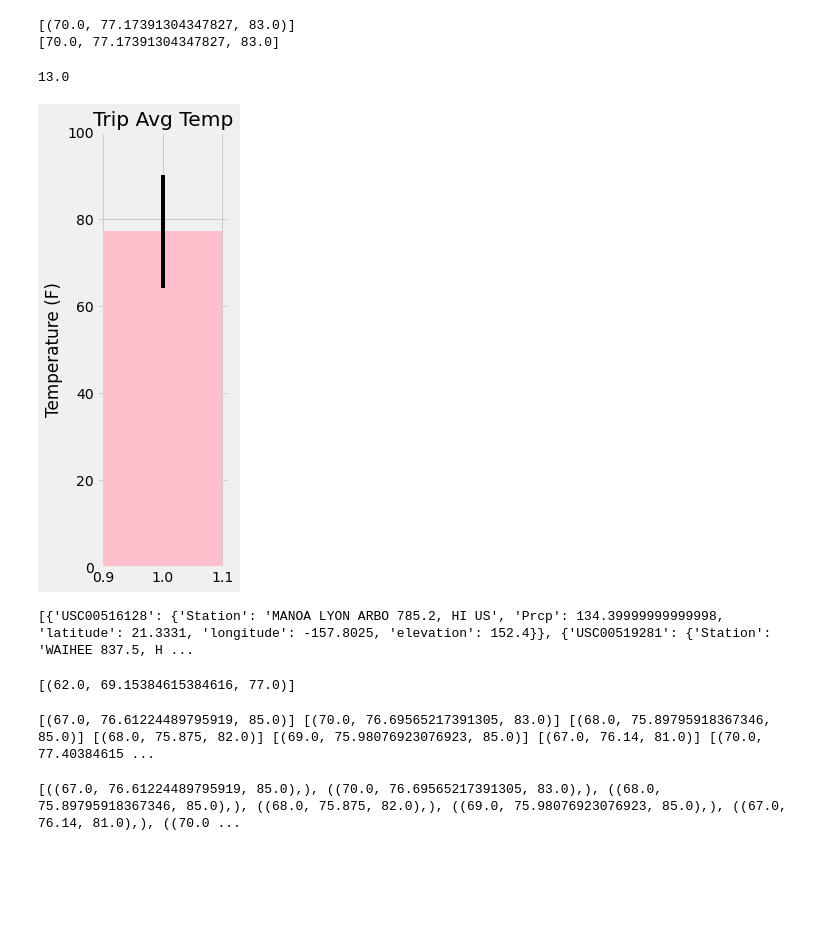
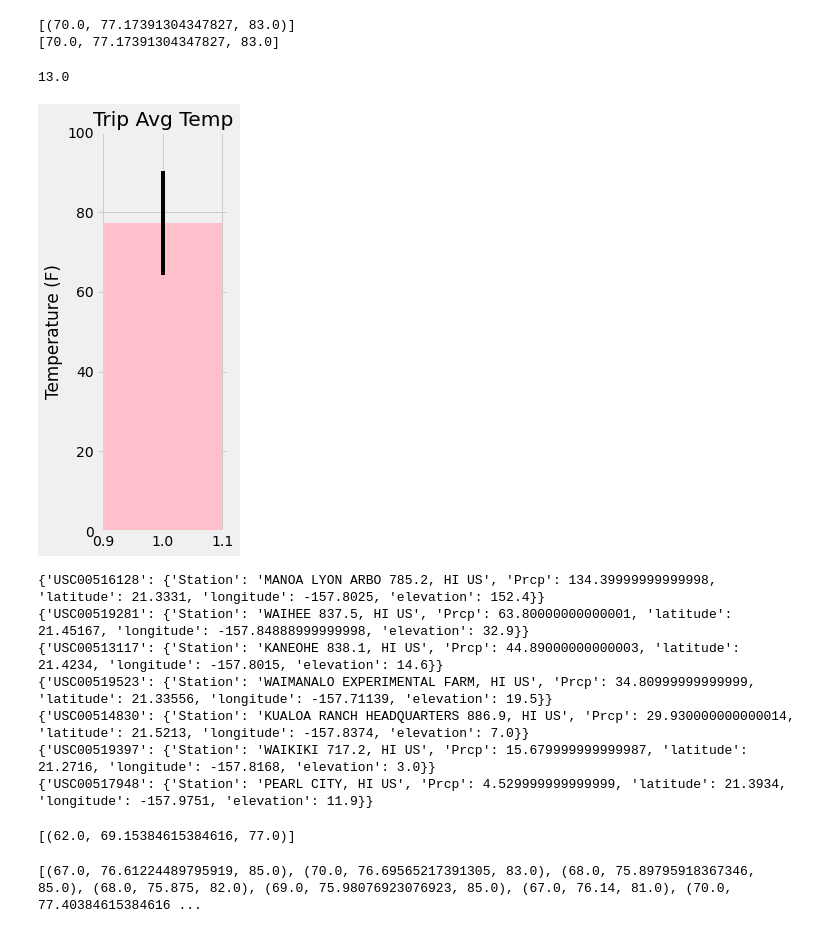
Before and after one commit to jump8621/sqlalchemy_climate_analysis, a Jupyter notebook: climate_starter.ipynb, the cells around one changed output. Cells and saved outputs as stored; diff of their text form; code cells hidden in the pictures; blank space fills up the shorter version.

```diff
--- a/climate_starter.ipynb
+++ b/climate_starter.ipynb
@@ -59,7 +59,7 @@ query_date = target_date - delta
 
 
 h_prcp = session.query(Measurement.date, Measurement.prcp).\
-    filter(Measurement.date > query_date).order_by(Measurement.date.desc()).all()
+    filter(Measurement.date >= query_date).order_by(Measurement.date.desc()).all()
 h_prcp
 
 h_prcp_df = pd.DataFrame(h_prcp, columns=['Date','Precipitation'])
@@ -381,40 +332,28 @@ print(trip2)
 # %%
 # Plot the results from your previous query as a bar chart.
 # Use "Trip Avg Temp" as your Title
 # Use the average temperature for the y value
 # Use the peak-to-peak (tmax-tmin) value as the y error bar (yerr)
 
 yerr = trip[0][2] - trip[0][0]
 print(yerr)
 x=1
 y= trip[0][1]
-plt.figure(figsize=(3, 7))
+plt.figure(figsize=(3, 6.5))
 
 
 plt.bar(x, y, yerr=yerr, width=0.2, color='pink', align='center')
 plt.title('Trip Avg Temp')
 plt.ylim([0,100])
 plt.ylabel('Temperature (F)')
 plt.tight_layout()
 
 plt.savefig('Trip_Avg_Temp.png')
 plt.show()
 plt.close()
-# fig,ax=plt.subplots(figsize=plt.figaspect(2.))
-
-# x=1
-# y=trip[0][1]
-
-# bar=ax.bar(x, y, yerr=yerr, alpha=0.5, color='pink', align='center')
-# ax.set(xticks=range(x), xticklabels="", title='Trip Avg Temp')
-# ax.set_ylabel("Temperature (F)")
-
-# ax.margins(.2,.2)
-# fig.tight_layout()
-# fig.show()
 # %% [output]
 13.0
-[figure, old version]
+[figure, new version]
 # %%
 # Calculate the total amount of rainfall per weather station for your trip dates using the previous year's matching dates.
 # Sort this in descending order by precipitation amount and list the station, name, latitude, longitude, and elevation
@@ -424,20 +363,12 @@ end = "2017-9-20"
 start = dt.datetime.strptime(start, "%Y-%m-%d")
 end = dt.datetime.strptime(end, '%Y-%m-%d')
 #use sum instead of count
-# results = session.query(Measurement.date, Measurement.station, func.sum(Measurement.prcp)).\
-#     filter(Measurement.date >=start).filter(Measurement.date<=end).group_by(Measurement.station)\
-#     .order_by(func.sum(Measurement.prcp).desc()).all()
-
-# results
 
 results = session.query(Measurement.station, Station.name, Station.latitude, Station.longitude,\
      Station.elevation, func.sum(Measurement.prcp)).outerjoin(Measurement, Measurement.station == Station.station).\
     filter(Measurement.date >=start).filter(Measurement.date<=end).group_by(Measurement.station)\
     .order_by(func.sum(Measurement.prcp).desc()).all()
 
-# Measurement.date,'Date' : i[0],
-# results
-trip_prcp_list = []
 
 for i in (results):
     trip_prcp = {}
@@ -448,12 +379,9 @@ for i in (results):
         'longitude' : i[3],
         'elevation' : i[4]
     }
+    print(trip_prcp)
 
-    trip_prcp_list.append(trip_prcp)
-
-print(trip_prcp_list)
-
-
+# query with count
 # results = session.query(Measurement.date, Measurement.station, Station.name, Station.latitude, Station.longitude,\
 #      Station.elevation, func.count(Measurement.prcp)).outerjoin(Measurement, Measurement.station == Station.station).\
 #     filter(Measurement.date >=start).filter(Measurement.date<=end).group_by(Measurement.station)\
@@ -461,7 +389,13 @@ print(trip_prcp_list)
 
 # results
 # %% [output]
-[{'USC00516128': {'Station': 'MANOA LYON ARBO 785.2, HI US', 'Prcp': 134.39999999999998, 'latitude': 21.3331, 'longitude': -157.8025, 'elevation': 152.4}}, {'USC00519281': {'Station': 'WAIHEE 837.5, H ...
+{'USC00516128': {'Station': 'MANOA LYON ARBO 785.2, HI US', 'Prcp': 134.39999999999998, 'latitude': 21.3331, 'longitude': -157.8025, 'elevation': 152.4}}
+{'USC00519281': {'Station': 'WAIHEE 837.5, HI US', 'Prcp': 63.80000000000001, 'latitude': 21.45167, 'longitude': -157.84888999999998, 'elevation': 32.9}}
+{'USC00513117': {'Station': 'KANEOHE 838.1, HI US', 'Prcp': 44.89000000000003, 'latitude': 21.4234, 'longitude': -157.8015, 'elevation': 14.6}}
+{'USC00519523': {'Station': 'WAIMANALO EXPERIMENTAL FARM, HI US', 'Prcp': 34.80999999999999, 'latitude': 21.33556, 'longitude': -157.71139, 'elevation': 19.5}}
+{'USC00514830': {'Station': 'KUALOA RANCH HEADQUARTERS 886.9, HI US', 'Prcp': 29.930000000000014, 'latitude': 21.5213, 'longitude': -157.8374, 'elevation': 7.0}}
+{'USC00519397': {'Station': 'WAIKIKI 717.2, HI US', 'Prcp': 15.679999999999987, 'latitude': 21.2716, 'longitude': -157.8168, 'elevation': 3.0}}
+{'USC00517948': {'Station': 'PEARL CITY, HI US', 'Prcp': 4.529999999999999, 'latitude': 21.3934, 'longitude': -157.9751, 'elevation': 11.9}}
 # %%
 # Create a query that will calculate the daily normals
 # (i.e. the averages for tmin, tmax, and tavg for all historic data matching a specific month and day)
@@ -484,17 +418,14 @@ daily_normals("01-01")
 # %% [output]
 [(62.0, 69.15384615384616, 77.0)]
 # %%
-zero = daily_normals('09-10')
-one = daily_normals("09-11")
-two = daily_normals('09-12')
-three = daily_normals("09-13")
-four = daily_normals('09-14')
-five = daily_normals("09-15")
-six = daily_normals('09-16')
-seven = daily_normals("09-17")
-eight = daily_normals('09-18')
-nine = daily_normals("09-19")
-ten = daily_normals('09-20')
-print(zero, one, two, three, four, five, six, seven, eight, nine, ten)
+
+date_list =['09-10', '09-11', ('09-12'), ('09-13'), ('09-14'), ('09-15'), ('09-16'), ('09-17'), ('09-18'), ('09-19'), ('09-20')]
+# trip_mmdd = trip_dates.strftime('%m-%d')
+
+normal_list = []
+for i in date_list:
+    normal_list.append(*daily_normals(i))
+
+print(normal_list)
 # %% [output]
-[(67.0, 76.61224489795919, 85.0)] [(70.0, 76.69565217391305, 83.0)] [(68.0, 75.89795918367346, 85.0)] [(68.0, 75.875, 82.0)] [(69.0, 75.98076923076923, 85.0)] [(67.0, 76.14, 81.0)] [(70.0, 77.40384615 ...
+[(67.0, 76.61224489795919, 85.0), (70.0, 76.69565217391305, 83.0), (68.0, 75.89795918367346, 85.0), (68.0, 75.875, 82.0), (69.0, 75.98076923076923, 85.0), (67.0, 76.14, 81.0), (70.0, 77.40384615384616 ...
@@ -521,17 +432,2 @@ normal = [zero, one, two, three, four, five, six, seven, eight, nine, ten]
-# %%
-
-date_list =['09-10', '09-11', ('09-12'), ('09-13'), ('09-14'), ('09-15'), ('09-16'), ('09-17'), ('09-18'), ('09-19'), ('09-20')]
-normal2 = []
-for i in date_list:
-    norm_min = daily_normals(i)[0],
-#     norm_avg = daily_normals(i)[1],
-#     norm_max = daily_normals(i)[2]
-    normal2.append(norm_min)
-#     normal2.append(norm_avg)
-#     normal2.append(norm_max)
-
-print(normal2)
-# %% [output]
-[((67.0, 76.61224489795919, 85.0),), ((70.0, 76.69565217391305, 83.0),), ((68.0, 75.89795918367346, 85.0),), ((68.0, 75.875, 82.0),), ((69.0, 75.98076923076923, 85.0),), ((67.0, 76.14, 81.0),), ((70.0 ...
 # %%
 # calculate the daily normals for your trip
```
Also changed, not shown: parts of 10 cells of this notebook, 3 other files.
